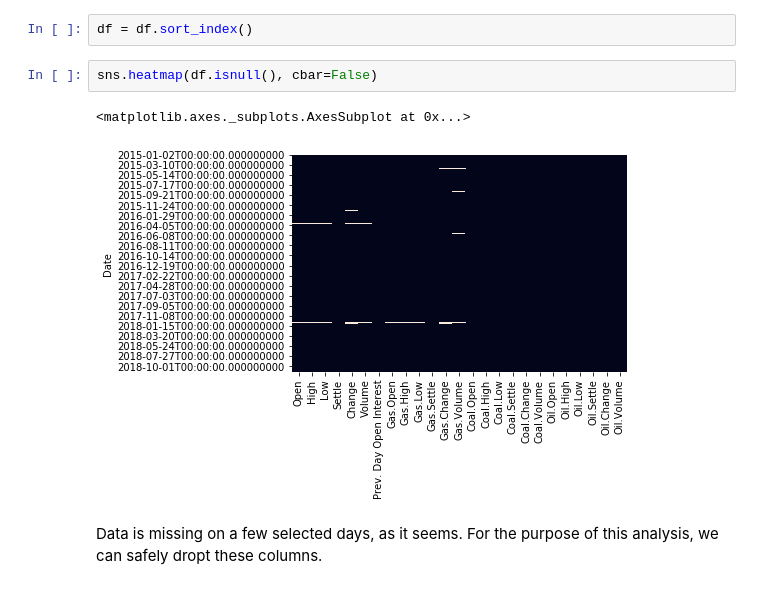
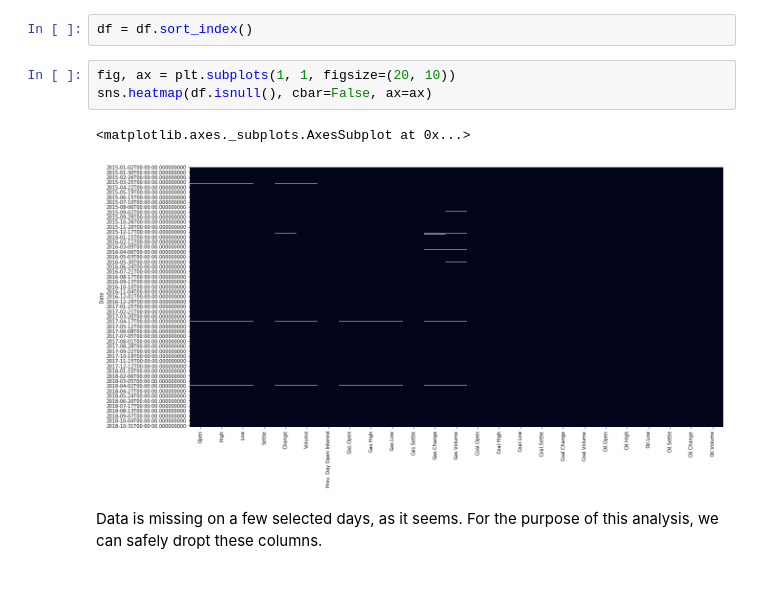
Before and after one commit to GaussianGarden/EUA-Price-Forecaster, a Jupyter notebook: Exploratory Data Analysis of Numerical Data.ipynb, the cells around one changed output. Cells and saved outputs as stored; diff of their text form.

```diff
--- a/Exploratory Data Analysis of Numerical Data.ipynb
+++ b/Exploratory Data Analysis of Numerical Data.ipynb
@@ -35,11 +35,12 @@ memory usage: 201.9 KB
 Apparently, the index is reversed. We can fix this by sorting the dataframe along the DateTime index. "Settle" is the actual target variable we are aiming to predict. We can see that some of the data are missing, so we begin by plotting a heatmap of missing data.
 # %%
 df = df.sort_index()
-# %%
-sns.heatmap(df.isnull(), cbar=False)
-# %% [output]
-<matplotlib.axes._subplots.AxesSubplot at 0x...>
-[figure, removed]
+# %%
+fig, ax = plt.subplots(1, 1, figsize=(20, 10))
+sns.heatmap(df.isnull(), cbar=False, ax=ax)
+# %% [output]
+<matplotlib.axes._subplots.AxesSubplot at 0x...>
+[figure, added]
 # %% [markdown]
 Data is missing on a few selected days, as it seems. For the purpose of this analysis, we can safely dropt these columns.
 # %%
```
Also changed, not shown: parts of 11 cells of this notebook.
